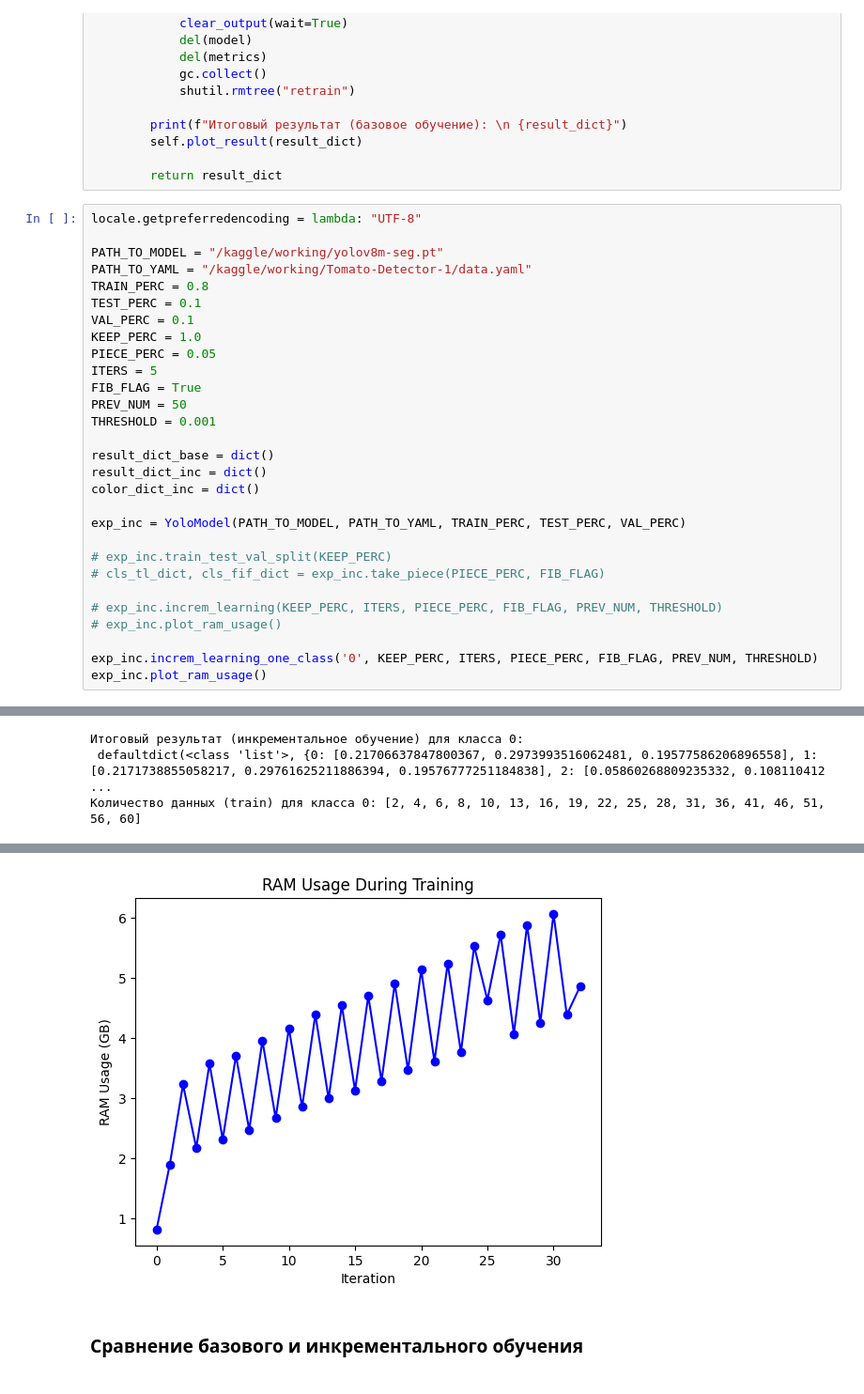
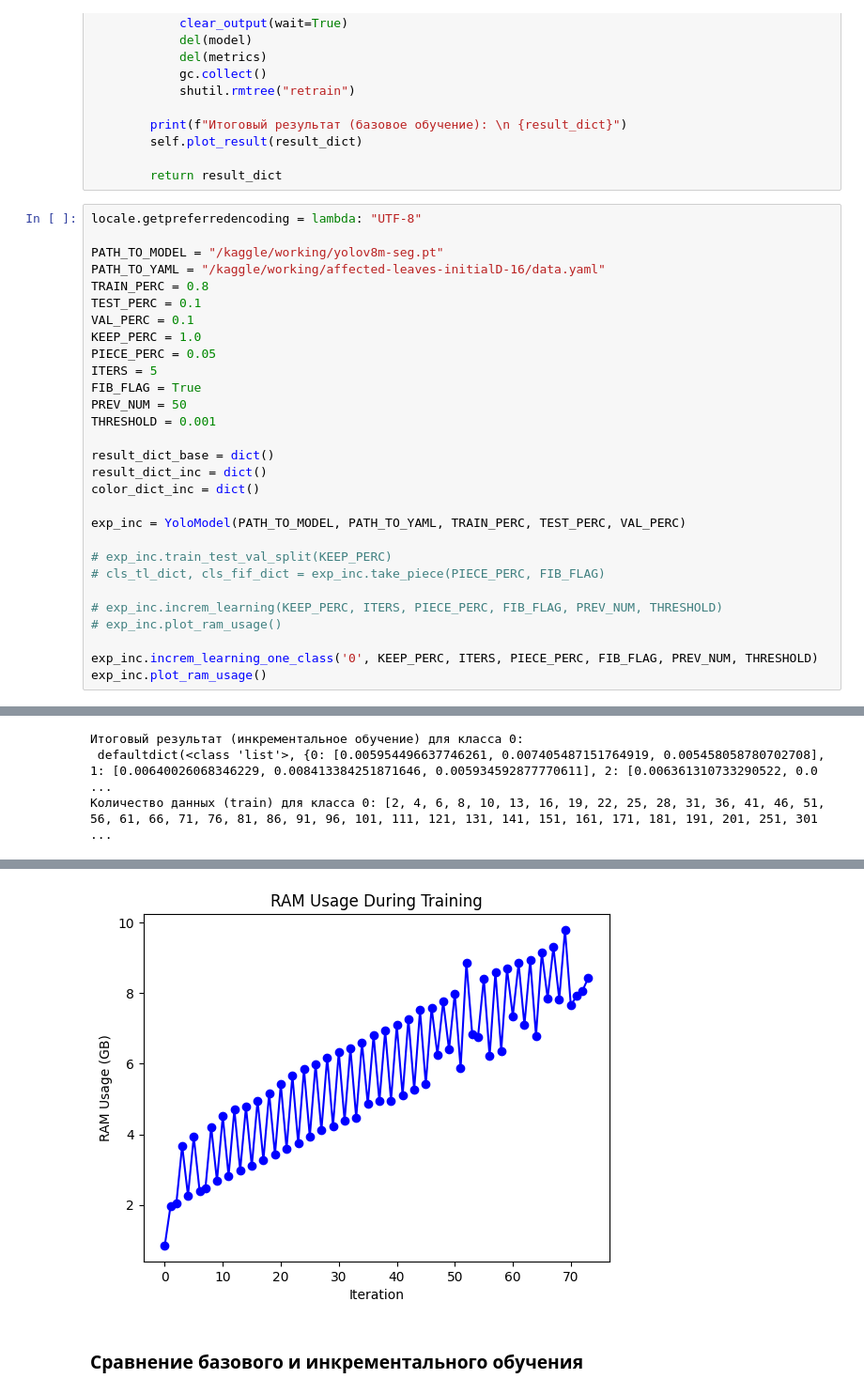
Before and after one commit to CTLab-ITMO/PTS-SP, a Jupyter notebook: yolov8.ipynb, the cells around one changed output, grey strips where cells are left out. Shown at 94% size. Drawn from its saved outputs; the diff is of its cells as text.

Commit message:
Kaggle Notebook | yolov8 | Version 103

```diff
--- a/yolov8.ipynb
+++ b/yolov8.ipynb
@@ -745,7 +746,7 @@ class YoloModel:
 locale.getpreferredencoding = lambda: "UTF-8"
 
 PATH_TO_MODEL = "/kaggle/working/yolov8m-seg.pt"
-PATH_TO_YAML = "/kaggle/working/Tomato-Detector-1/data.yaml"
+PATH_TO_YAML = "/kaggle/working/affected-leaves-initialD-16/data.yaml"
 TRAIN_PERC = 0.8
 TEST_PERC = 0.1
 VAL_PERC = 0.1
@@ -808,3 +809,3 @@ Speed: 0.3ms preprocess, 17.6ms inference, 0.0ms loss, 4.8ms postprocess per ima
 Итоговый результат (инкрементальное обучение) для класса 0:
- defaultdict(<class 'list'>, {0: [0.21706637847800367, 0.2973993516062481, 0.19577586206896558], 1: [0.2171738855058217, 0.29761625211886394, 0.19576777251184838], 2: [0.05860268809235332, 0.108110412 ...
-Количество данных (train) для класса 0: [2, 4, 6, 8, 10, 13, 16, 19, 22, 25, 28, 31, 36, 41, 46, 51, 56, 60]
+ defaultdict(<class 'list'>, {0: [0.005954496637746261, 0.007405487151764919, 0.005458058780702708], 1: [0.00640026068346229, 0.008413384251871646, 0.005934592877770611], 2: [0.006361310733290522, 0.0 ...
+Количество данных (train) для класса 0: [2, 4, 6, 8, 10, 13, 16, 19, 22, 25, 28, 31, 36, 41, 46, 51, 56, 61, 66, 71, 76, 81, 86, 91, 96, 101, 111, 121, 131, 141, 151, 161, 171, 181, 191, 201, 251, 301 ...
@@ -814,4 +815,4 @@ Speed: 0.3ms preprocess, 17.6ms inference, 0.0ms loss, 4.8ms postprocess per ima
-[figure, old version]
+[figure, new version]
 # %% [markdown]
 ### Сравнение базового и инкрементального обучения
 # %% [markdown]
```
Also changed, not shown: parts of 3 cells of this notebook.
